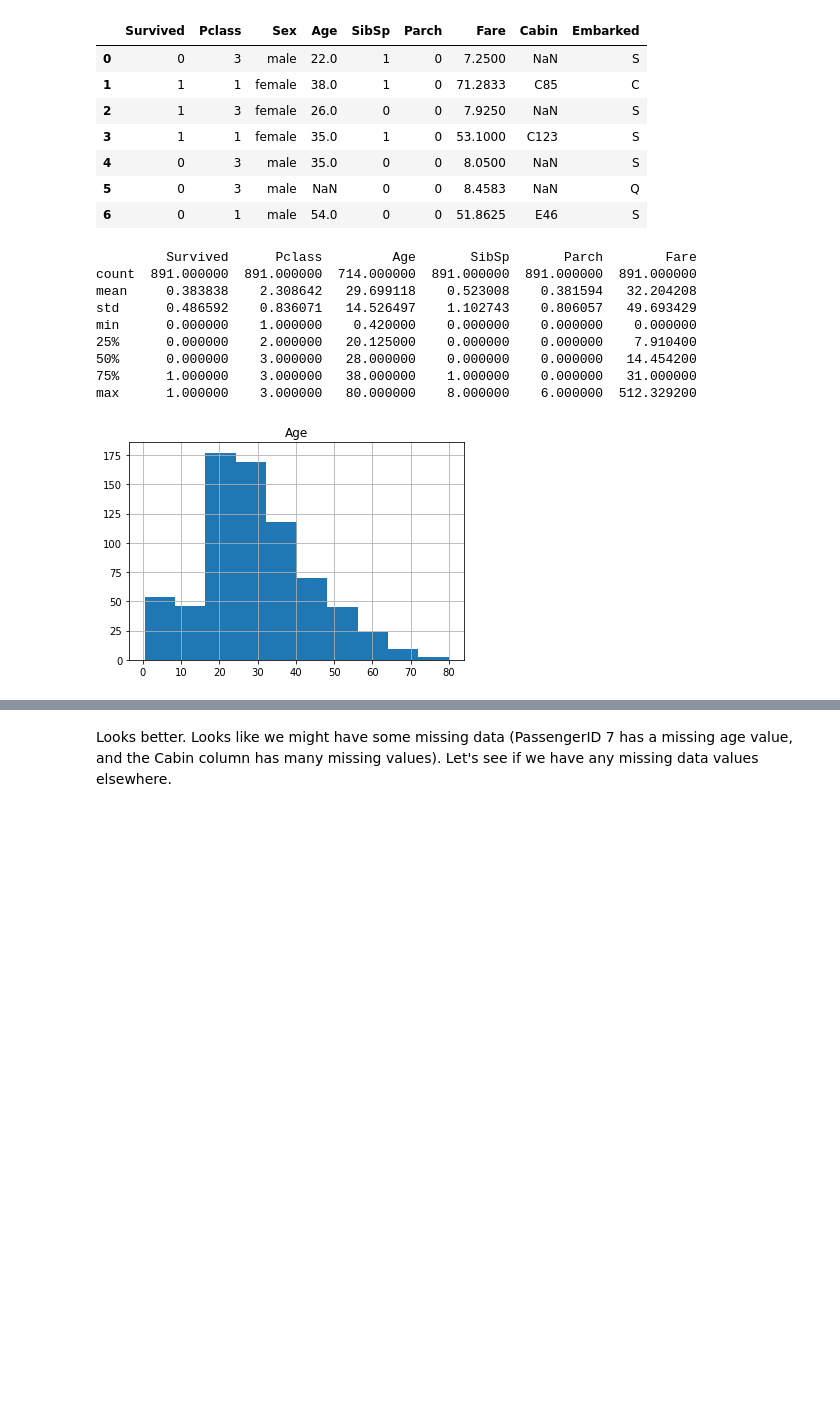
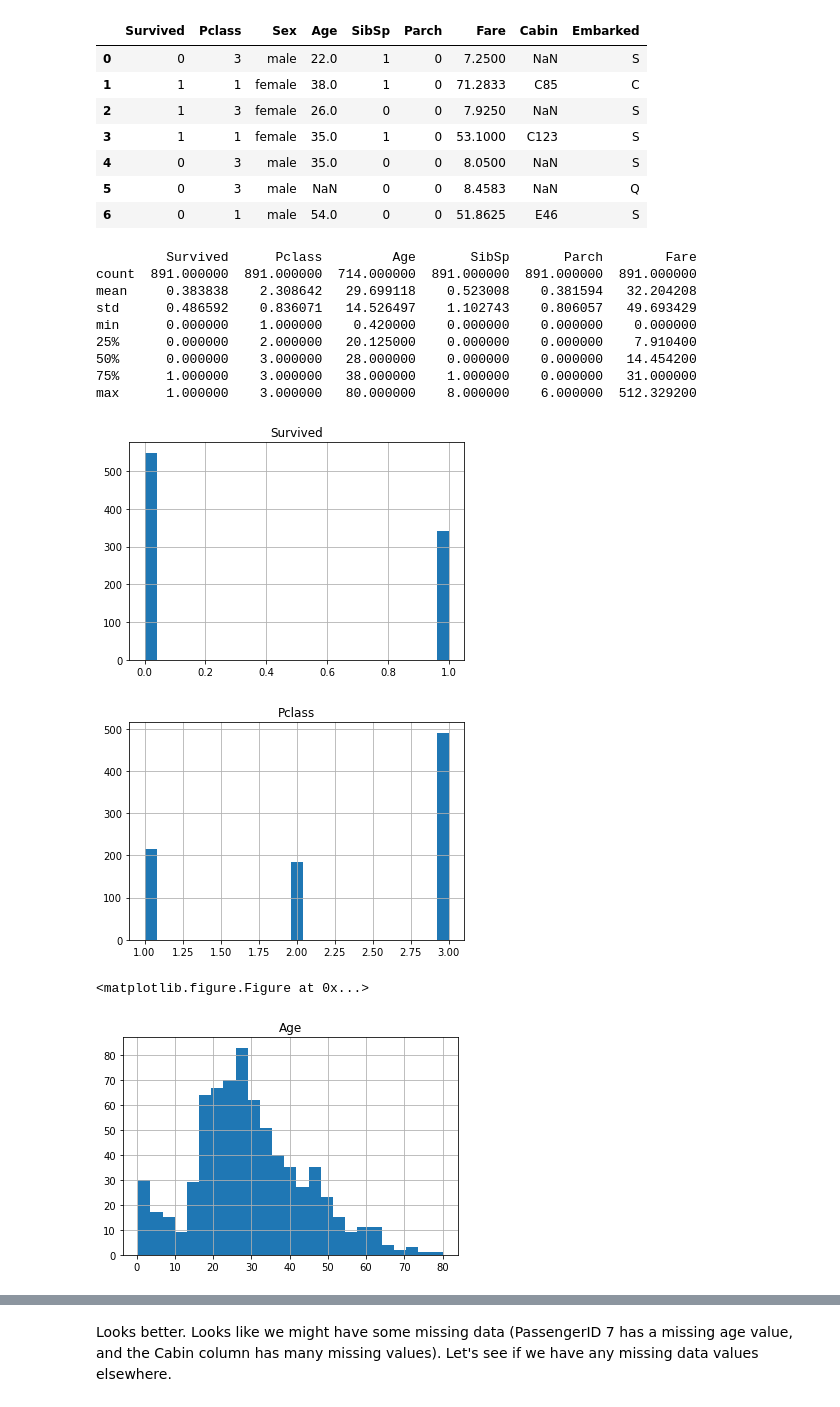
Before and after one commit to VCZLee/Jupyter-Notebooks, a Jupyter notebook: Kaggle/Titanic/Titanic Dataset - Python and data science basics.ipynb, the cells around one changed output, grey strips where cells are left out. Cells and saved outputs as stored; diff of their text form; code cells hidden in the pictures; blank space fills up the shorter version.

Commit message:
Added graphs

```diff
--- a/Kaggle/Titanic/Titanic Dataset - Python and data science basics.ipynb
+++ b/Kaggle/Titanic/Titanic Dataset - Python and data science basics.ipynb
@@ -99,16 +99,24 @@ train.head(n=7)
 | 6 | 0 | 1 | male | 54.0 | 0 | 0 | 51.8625 | E46 | S |
 # %%
 print(train.describe())
-histo = train.hist(column = "Age")
-plt.show()
+
+for column_name in train.columns.values:
+    try:
+        histo = train.hist(column = column_name, bins = 25)
+        plt.show()
+    except:
+        pass
 # %% [output]
          Survived      Pclass         Age       SibSp       Parch        Fare
 count  891.000000  891.000000  714.000000  891.000000  891.000000  891.000000
 mean     0.383838    2.308642   29.699118    0.523008    0.381594   32.204208
 std      0.486592    0.836071   14.526497    1.102743    0.806057   49.693429
 min      0.000000    1.000000    0.420000    0.000000    0.000000    0.000000
 25%      0.000000    2.000000   20.125000    0.000000    0.000000    7.910400
 50%      0.000000    3.000000   28.000000    0.000000    0.000000   14.454200
 75%      1.000000    3.000000   38.000000    1.000000    0.000000   31.000000
 max      1.000000    3.000000   80.000000    8.000000    6.000000  512.329200
-[figure, old version]
+[figure, new version]
+[figure, added]
+<matplotlib.figure.Figure at 0x...>
+[figure, added]
```
Also changed, not shown: parts of 2 cells of this notebook.
